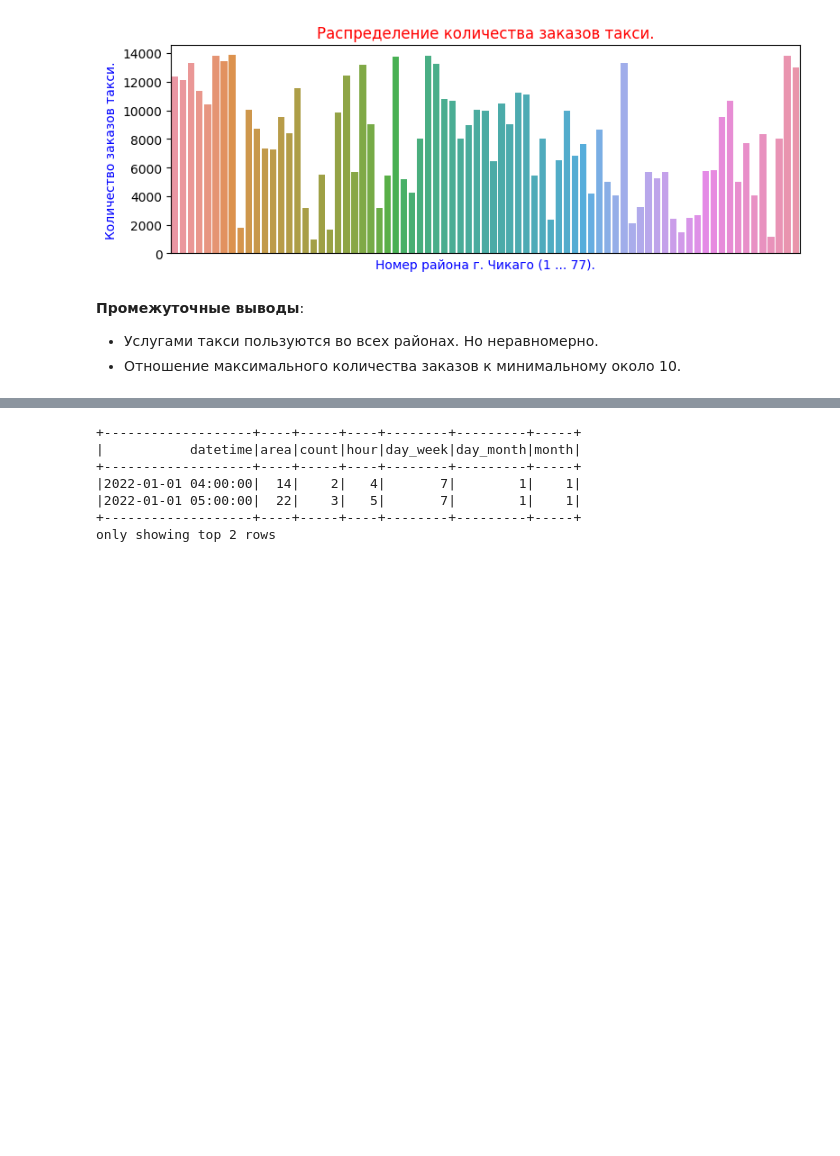
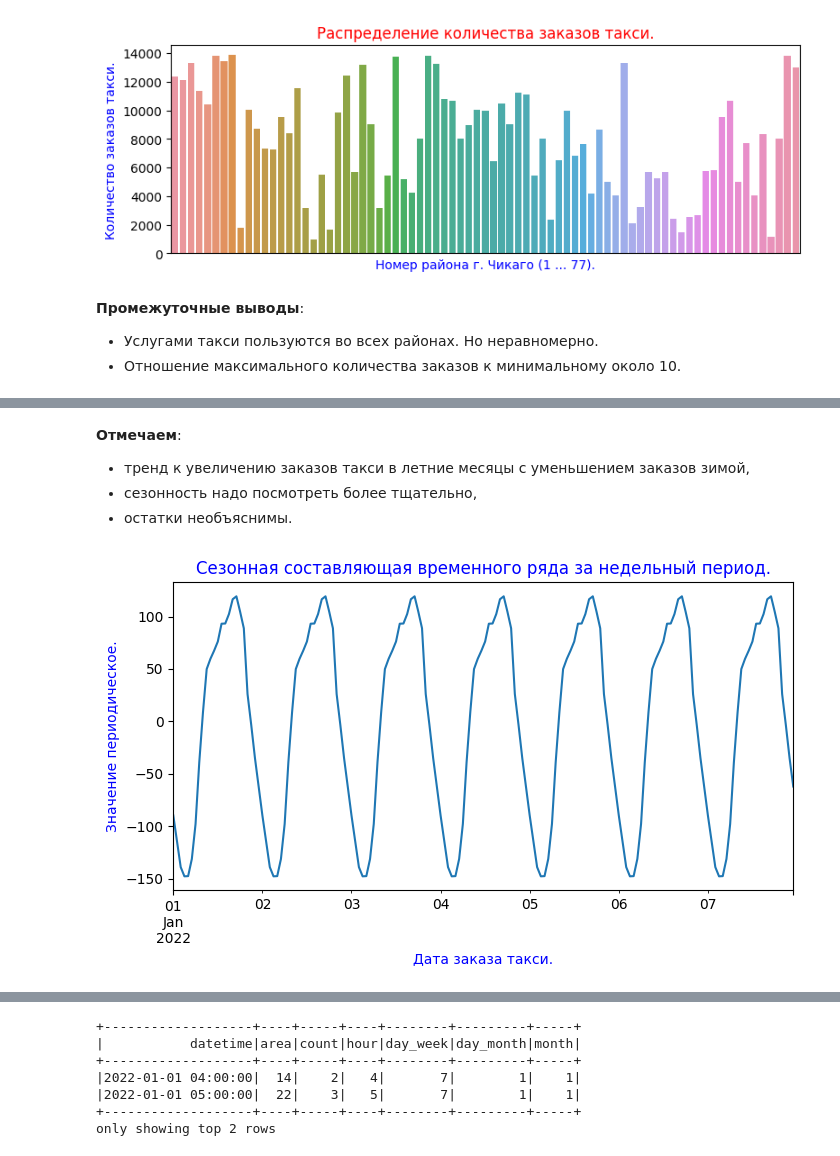
Before and after one commit to evgeniy-yandex/Data_Science, a Jupyter notebook: BigData_PySpark_taxi/BigData_pySPARK_taxi.ipynb, the cells around one changed output, grey strips where cells are left out. Drawn from its saved outputs; the diff is of its cells as text; code cells hidden in the pictures; blank space fills up the shorter version.

```diff
--- a/BigData_PySpark_taxi/BigData_pySPARK_taxi.ipynb
+++ b/BigData_PySpark_taxi/BigData_pySPARK_taxi.ipynb
@@ -632,0 +784,14 @@ del sort_area
+# %% [markdown]
+**Отмечаем**:
+* тренд к увеличению заказов такси в летние месяцы с уменьшением заказов зимой,
+* сезонность надо посмотреть более тщательно,
+* остатки необъяснимы.
+# %%
+# Изучим сезонную составляющую за неделю
+decomposed.seasonal['2022-01-01':'2022-01-07'].plot(figsize=(8, 4));
+plt.title("Сезонная составляющая временного ряда за недельный период.",
+          color = 'blue')
+plt.xlabel('Дата заказа такси.', color = 'blue')
+plt.ylabel('Значение периодическое.', color = 'blue');
+# %% [output]
+[figure, added]
```
Also changed, not shown: parts of 73 cells of this notebook.
